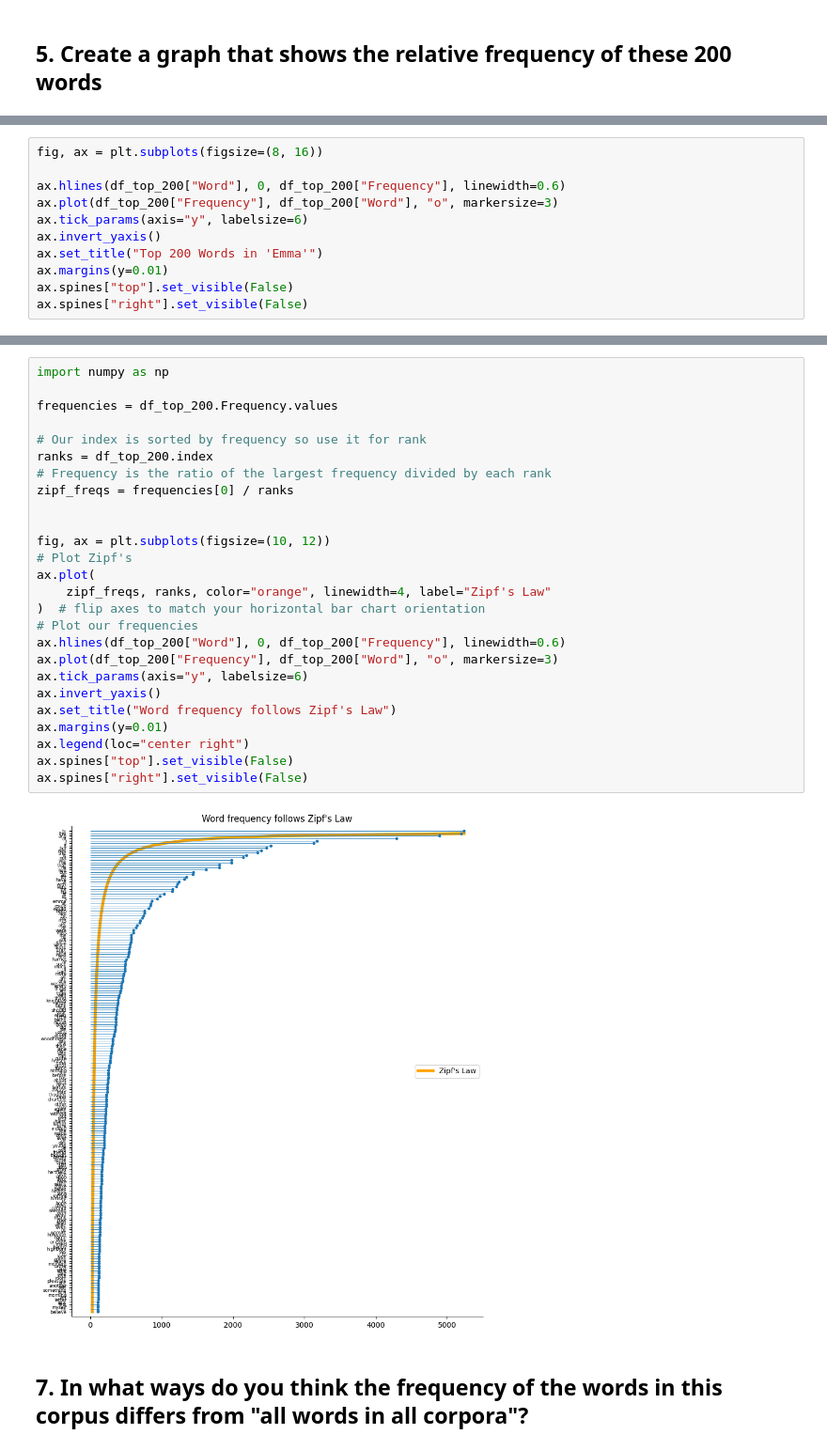
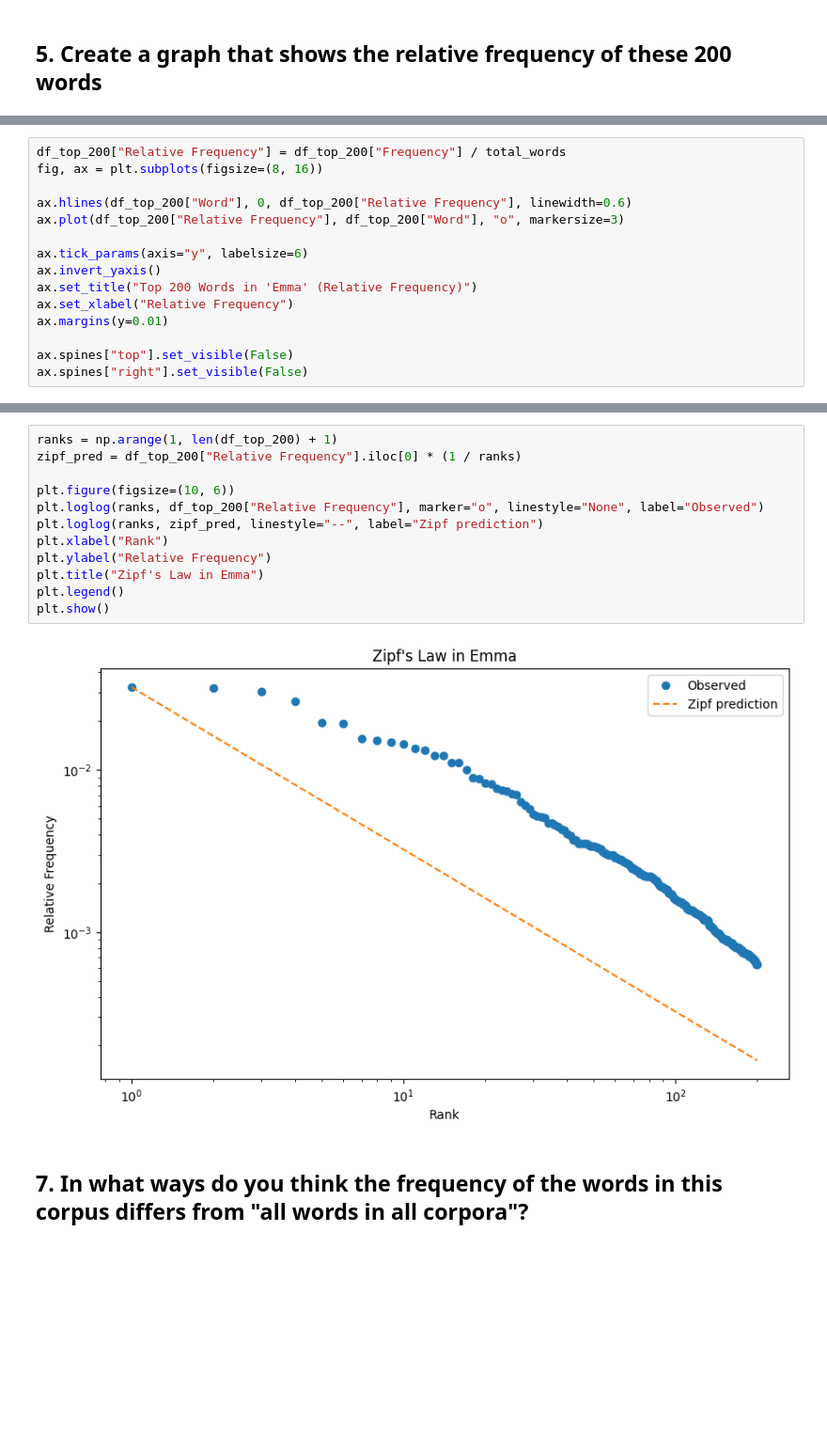
Before and after one commit to kevinhav/data_620, a Jupyter notebook: assignment5/assignment5.ipynb, the cells around one changed output, grey strips where cells are left out. Shown at 94% size. Cells and saved outputs as stored; diff of their text form; blank space fills up the shorter version.

```diff
--- a/assignment5/assignment5.ipynb
+++ b/assignment5/assignment5.ipynb
@@ -92,12 +92,16 @@ Unsurprisingly, stop words are the most common.
 # %%
+df_top_200["Relative Frequency"] = df_top_200["Frequency"] / total_words
 fig, ax = plt.subplots(figsize=(8, 16))
 
-ax.hlines(df_top_200["Word"], 0, df_top_200["Frequency"], linewidth=0.6)
-ax.plot(df_top_200["Frequency"], df_top_200["Word"], "o", markersize=3)
+ax.hlines(df_top_200["Word"], 0, df_top_200["Relative Frequency"], linewidth=0.6)
+ax.plot(df_top_200["Relative Frequency"], df_top_200["Word"], "o", markersize=3)
+
 ax.tick_params(axis="y", labelsize=6)
 ax.invert_yaxis()
-ax.set_title("Top 200 Words in 'Emma'")
+ax.set_title("Top 200 Words in 'Emma' (Relative Frequency)")
+ax.set_xlabel("Relative Frequency")
 ax.margins(y=0.01)
+
 ax.spines["top"].set_visible(False)
 ax.spines["right"].set_visible(False)
 # %% [output]
@@ -113,31 +119,17 @@ We can prove that our frequency distribution follows this law quite simply by su
 # %%
-import numpy as np
+ranks = np.arange(1, len(df_top_200) + 1)
+zipf_pred = df_top_200["Relative Frequency"].iloc[0] * (1 / ranks)
 
-frequencies = df_top_200.Frequency.values
-
-# Our index is sorted by frequency so use it for rank
-ranks = df_top_200.index
-# Frequency is the ratio of the largest frequency divided by each rank
-zipf_freqs = frequencies[0] / ranks
-
-
-fig, ax = plt.subplots(figsize=(10, 12))
-# Plot Zipf's
-ax.plot(
-    zipf_freqs, ranks, color="orange", linewidth=4, label="Zipf's Law"
-)  # flip axes to match your horizontal bar chart orientation
-# Plot our frequencies
-ax.hlines(df_top_200["Word"], 0, df_top_200["Frequency"], linewidth=0.6)
-ax.plot(df_top_200["Frequency"], df_top_200["Word"], "o", markersize=3)
-ax.tick_params(axis="y", labelsize=6)
-ax.invert_yaxis()
-ax.set_title("Word frequency follows Zipf's Law")
-ax.margins(y=0.01)
-ax.legend(loc="center right")
-ax.spines["top"].set_visible(False)
-ax.spines["right"].set_visible(False)
+plt.figure(figsize=(10, 6))
+plt.loglog(ranks, df_top_200["Relative Frequency"], marker="o", linestyle="None", label="Observed")
+plt.loglog(ranks, zipf_pred, linestyle="--", label="Zipf prediction")
+plt.xlabel("Rank")
+plt.ylabel("Relative Frequency")
+plt.title("Zipf's Law in Emma")
+plt.legend()
+plt.show()
 # %% [output]
-[figure, old version]
+[figure, new version]
 # %% [markdown]
 ## 7. In what ways do you think the frequency of the words in this corpus differs from "all words in all corpora"?
 # %% [markdown]
```
Also changed, not shown: parts of 3 cells of this notebook.
